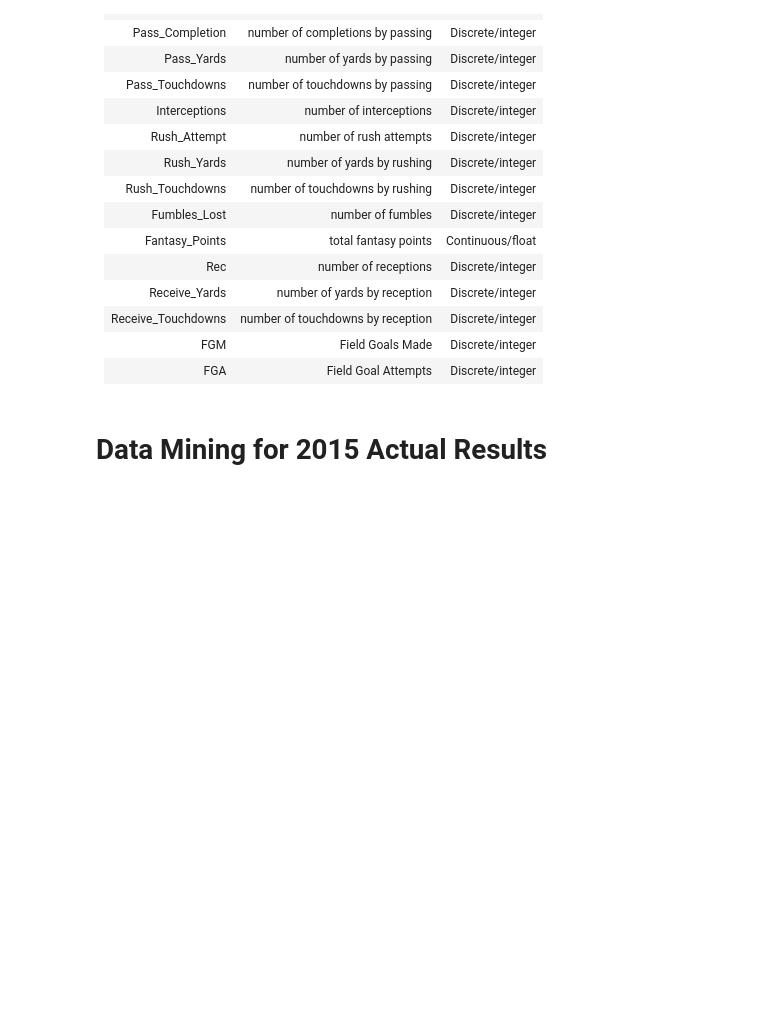
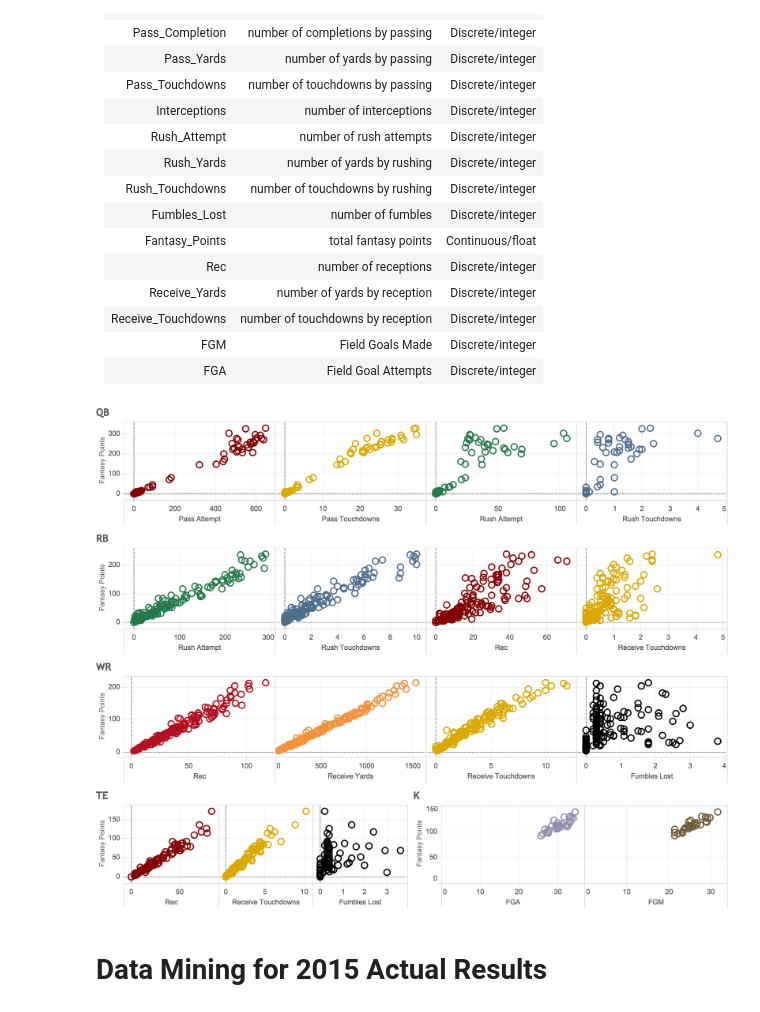
Before and after one commit to sanglee1214/Pandas, a Jupyter notebook: Project/Capstone/Capstone-C4graded.ipynb, the cells around one changed output. Saved outputs shown, nothing was run; the diff lists cells and outputs as text; code cells hidden in the pictures; blank space fills up the shorter version.

Commit message:
Capstone project submission

```diff
--- a/Project/Capstone/Capstone-C4graded.ipynb
+++ b/Project/Capstone/Capstone-C4graded.ipynb
@@ -246,6 +226,17 @@ memory usage: 1.6+ KB
 |Receive_Touchdowns| number of touchdowns by reception|Discrete/integer|
 |FGM| Field Goals Made|Discrete/integer|
 |FGA| Field Goal Attempts|Discrete/integer|
+# %%
+from IPython.display import Image
+from IPython.display import display
+
+#scatter plot of projected stats for each positions
+x = Image(filename='asset/Positions.png')
+
+#display all the images
+display(x)
+# %% [output]
+[figure, added]
 # %% [markdown]
 # Data Mining for 2015 Actual Results
 # %%
```
Also changed, not shown: parts of 58 cells of this notebook, 28 other files.
